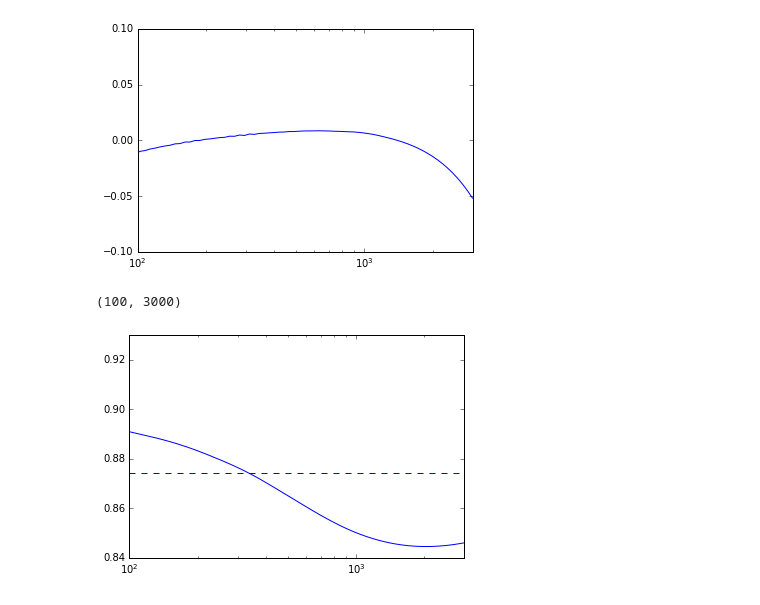
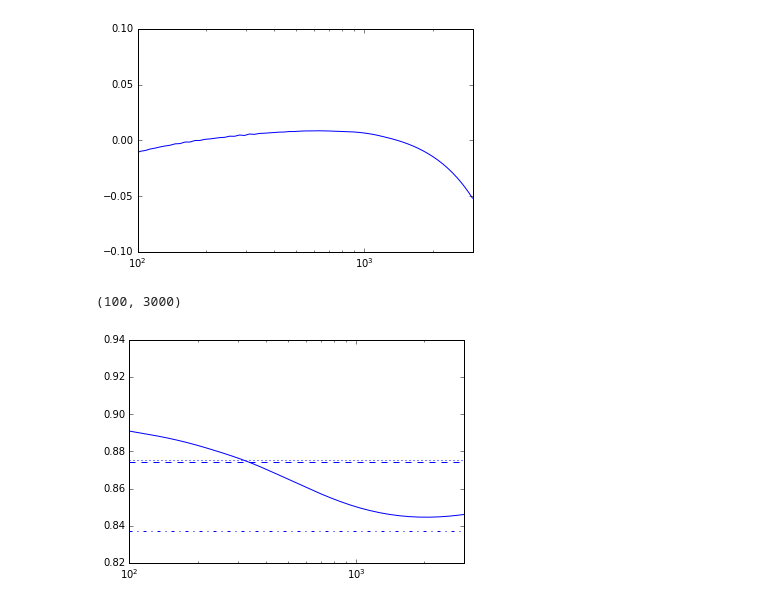
Before and after one commit to VMBoehm/BispectrumBias, a Jupyter notebook: TestBispectraGalLens-nonlinearCase.ipynb, the cells around one changed output. Drawn from its saved outputs; the diff is of its cells as text; code cells hidden in the pictures.

Commit message:
added some plots to the notebooks

```diff
--- a/TestBispectraGalLens-nonlinearCase.ipynb
+++ b/TestBispectraGalLens-nonlinearCase.ipynb
@@ -72,10 +72,12 @@ plt.xlim(100,3000)
 # %%
 bi2 = np.load(bispecpath+'bispec_test1_massive_nus_equilat_JiaGalaxyLens_Lmin1-Lmax2999-lmax2999_halofit_.npy')
 bi1 = np.load(bispecpath+'bispec_test1_equilat_JiaGalaxyLens_Lmin1-Lmax2999-lmax2999_halofit_.npy')
 plt.figure()
 plt.semilogx(L,bi2/bi1)
 plt.axhline((1.-0.065)**2,ls='--') #expectation from 1-f_nu suppression
+plt.axhline((1.-0.085)**(3./2.),ls=':') #expectation of supression of Cls if I assume B~Cl^(3/2)
+plt.axhline((1.-0.085)**2,ls='-.') #expectation of supression of Cls if I assume B~Cl^2
 plt.xlim(100,3000)
 # %% [output]
 (100, 3000)
-[figure, old version]
+[figure, new version]
```
Also changed, not shown: parts of 1 cell of this notebook, 1 other file.
